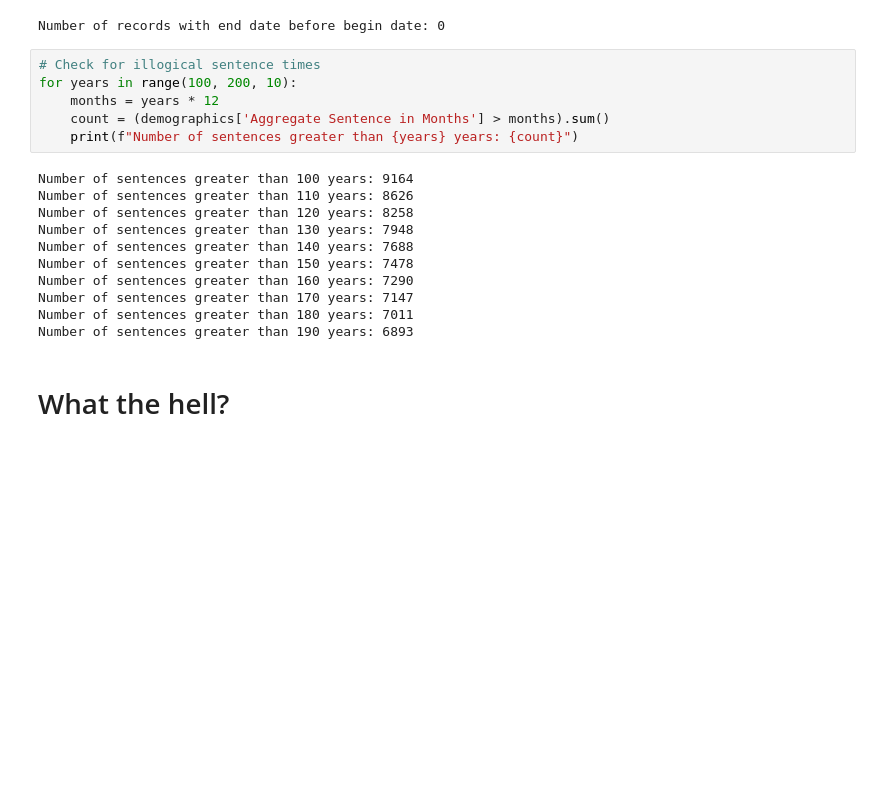
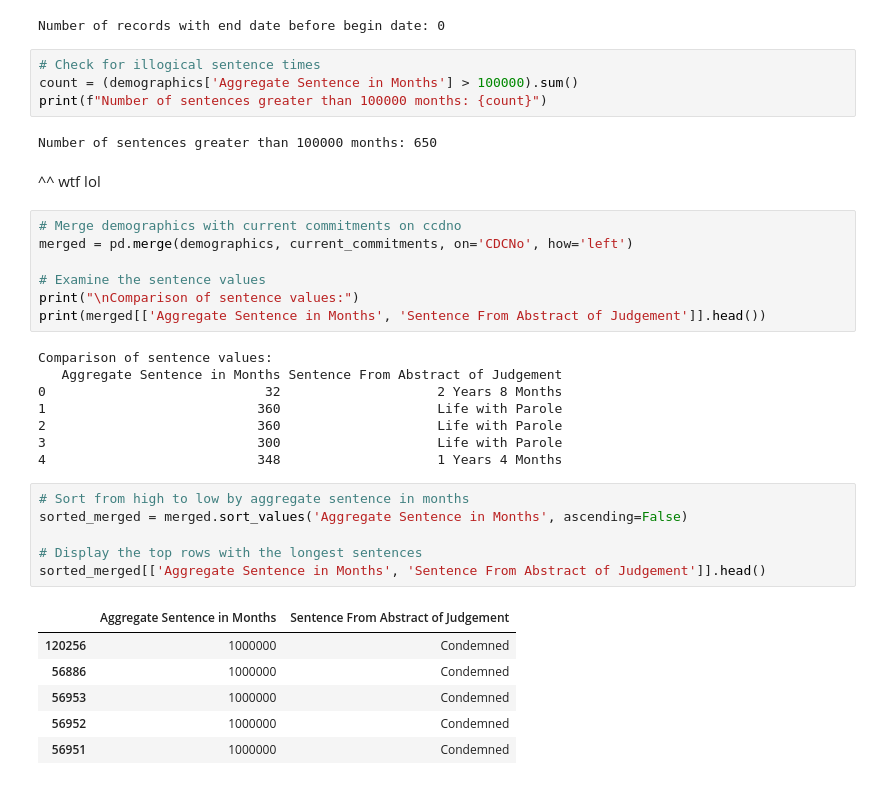
Before and after one commit to julia-epshtein/CS571, a Jupyter notebook: data_exploration_2.ipynb, the cells around one changed output. Drawn from its saved outputs; the diff is of its cells as text; blank space fills up the shorter version.

```diff
--- a/data_exploration_2.ipynb
+++ b/data_exploration_2.ipynb
@@ -100,20 +100,37 @@ print(f"\nNumber of records with end date before begin date: {len(date_logic_che
 Number of records with end date before begin date: 0
 # %%
 # Check for illogical sentence times
-for years in range(100, 200, 10):
-    months = years * 12
-    count = (demographics['Aggregate Sentence in Months'] > months).sum()
-    print(f"Number of sentences greater than {years} years: {count}")
+count = (demographics['Aggregate Sentence in Months'] > 100000).sum()
+print(f"Number of sentences greater than 100000 months: {count}")
 # %% [output]
-Number of sentences greater than 100 years: 9164
-Number of sentences greater than 110 years: 8626
-Number of sentences greater than 120 years: 8258
-Number of sentences greater than 130 years: 7948
-Number of sentences greater than 140 years: 7688
-Number of sentences greater than 150 years: 7478
-Number of sentences greater than 160 years: 7290
-Number of sentences greater than 170 years: 7147
-Number of sentences greater than 180 years: 7011
-Number of sentences greater than 190 years: 6893
+Number of sentences greater than 100000 months: 650
-# %% [markdown]
-# What the hell?
+# %% [markdown]
+^^ wtf lol
+# %%
+# Merge demographics with current commitments on ccdno
+merged = pd.merge(demographics, current_commitments, on='CDCNo', how='left')
+
+# Examine the sentence values
+print("\nComparison of sentence values:")
+print(merged[['Aggregate Sentence in Months', 'Sentence From Abstract of Judgement']].head())
+# %% [output]
+Comparison of sentence values:
+   Aggregate Sentence in Months Sentence From Abstract of Judgement
+0                            32                    2 Years 8 Months
+1                           360                    Life with Parole
+2                           360                    Life with Parole
+3                           300                    Life with Parole
+4                           348                    1 Years 4 Months
+# %%
+# Sort from high to low by aggregate sentence in months
+sorted_merged = merged.sort_values('Aggregate Sentence in Months', ascending=False)
+
+# Display the top rows with the longest sentences
+sorted_merged[['Aggregate Sentence in Months', 'Sentence From Abstract of Judgement']].head()
+# %% [output]
+|  | Aggregate Sentence in Months | Sentence From Abstract of Judgement |
+| 120256 | 1000000 | Condemned |
+| 56886 | 1000000 | Condemned |
+| 56953 | 1000000 | Condemned |
+| 56952 | 1000000 | Condemned |
+| 56951 | 1000000 | Condemned |
```
Also changed, not shown: parts of 5 cells of this notebook.
